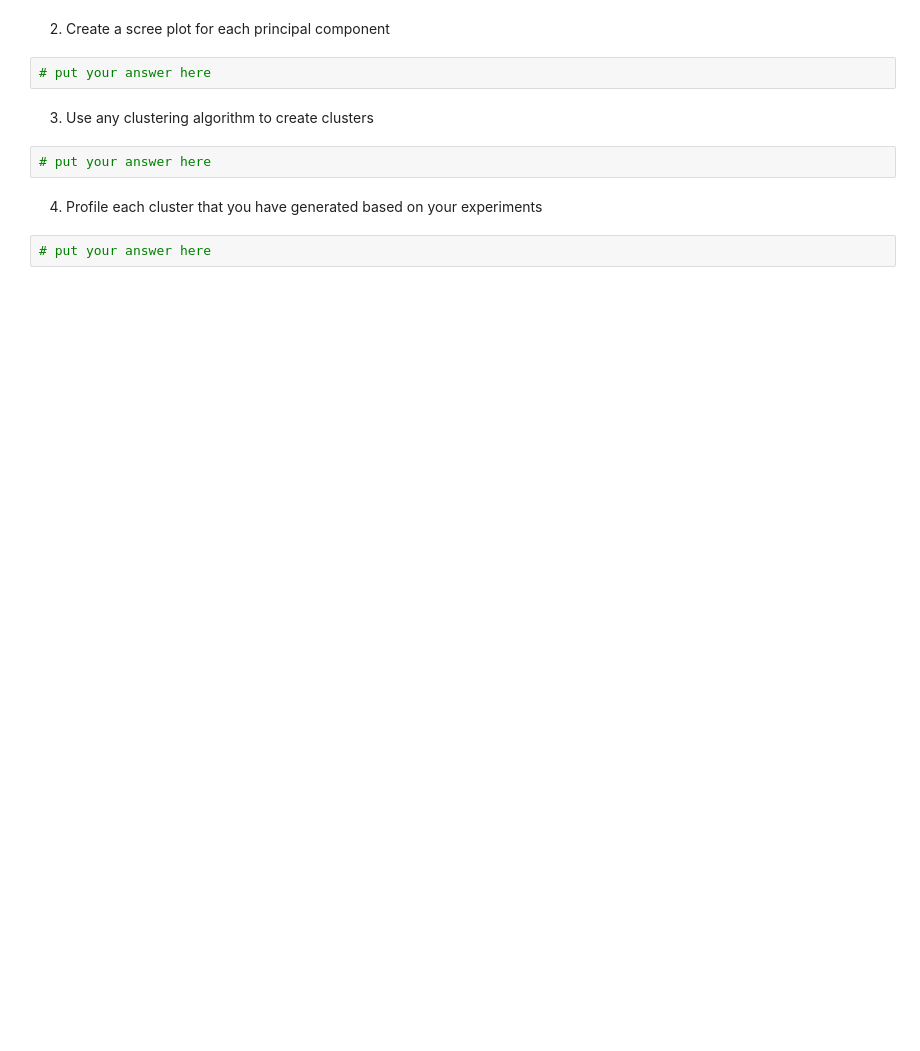
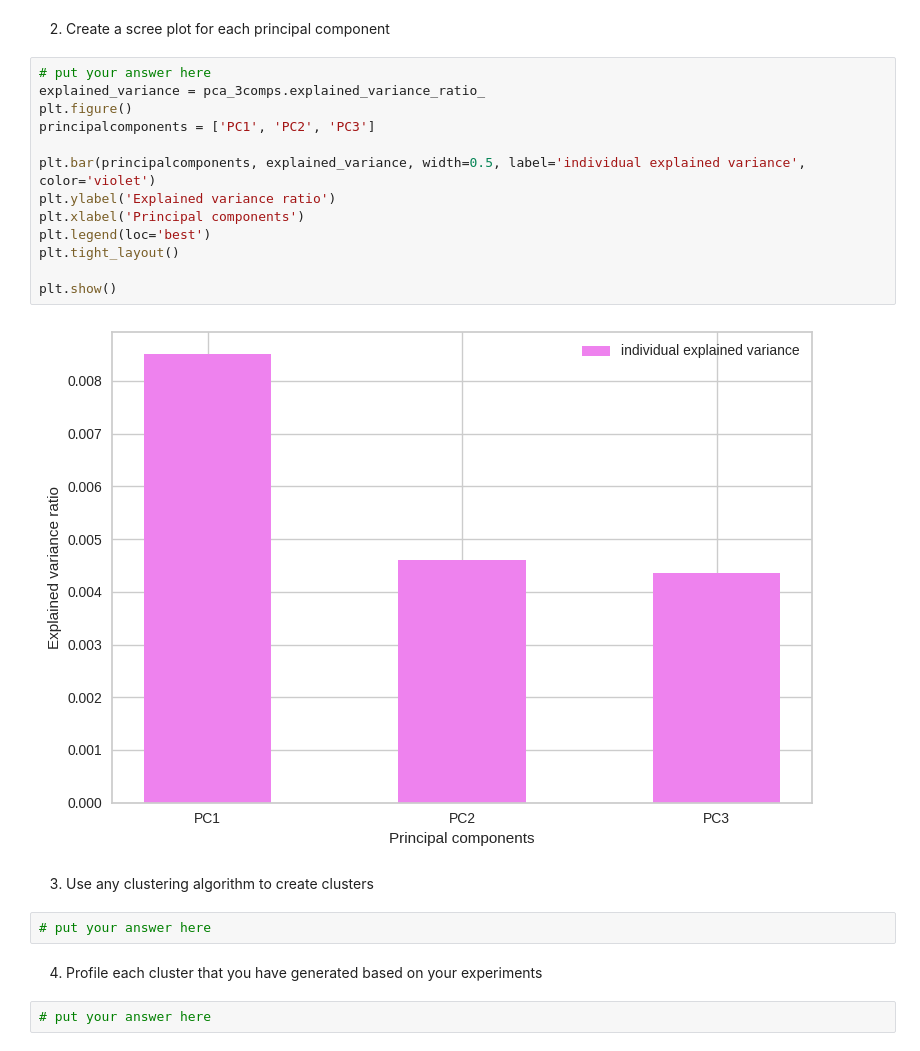
Before and after one commit to machiwao/CCADMACL_EXERCISES_COM222ML, a Jupyter notebook: exercise6.ipynb, the cells around one changed output. Cells and saved outputs as stored; diff of their text form; blank space fills up the shorter version.

```diff
--- a/exercise6.ipynb
+++ b/exercise6.ipynb
@@ -35,7 +225,20 @@ df.head()
 # %% [markdown]
 2. Create a scree plot for each principal component
-# %%
-# put your answer here
+# %%
+# put your answer here
+explained_variance = pca_3comps.explained_variance_ratio_
+plt.figure()
+principalcomponents = ['PC1', 'PC2', 'PC3']
+
+plt.bar(principalcomponents, explained_variance, width=0.5, label='individual explained variance', color='violet')
+plt.ylabel('Explained variance ratio')
+plt.xlabel('Principal components')
+plt.legend(loc='best')
+plt.tight_layout()
+
+plt.show()
+# %% [output]
+[figure, added]
 # %% [markdown]
 3. Use any clustering algorithm to create clusters
 # %%
```
Also changed, not shown: parts of 25 cells of this notebook.
